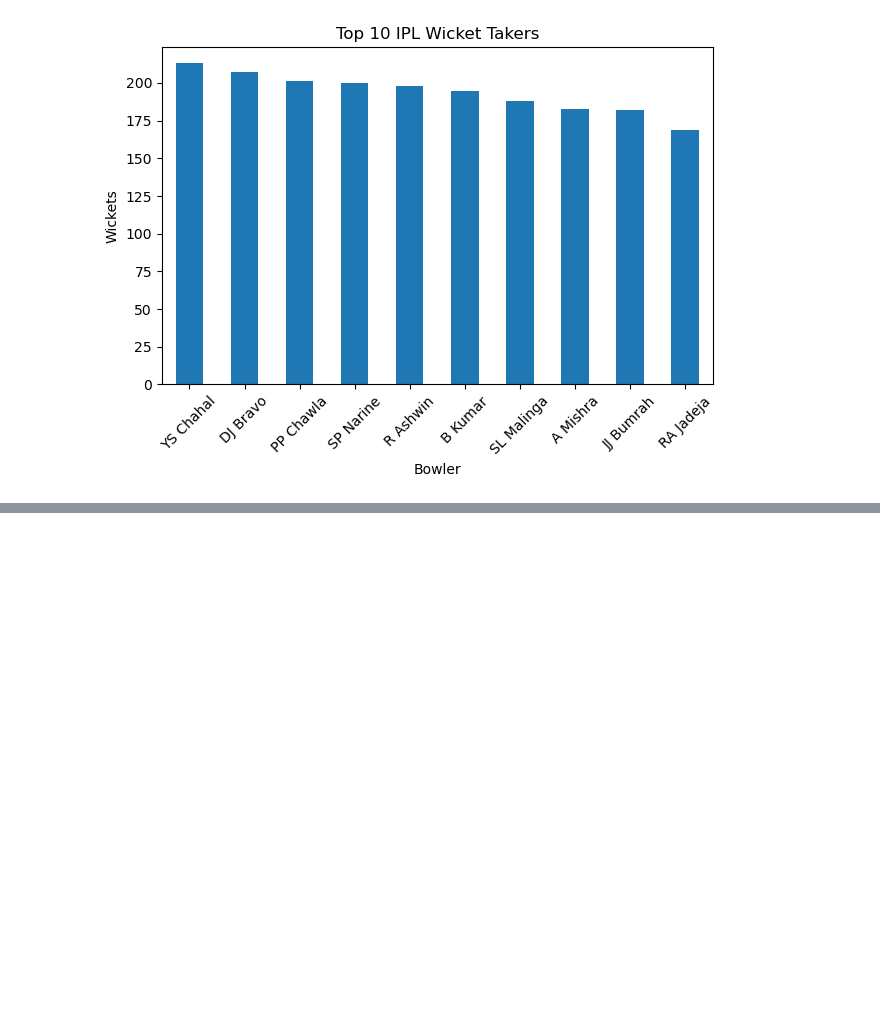
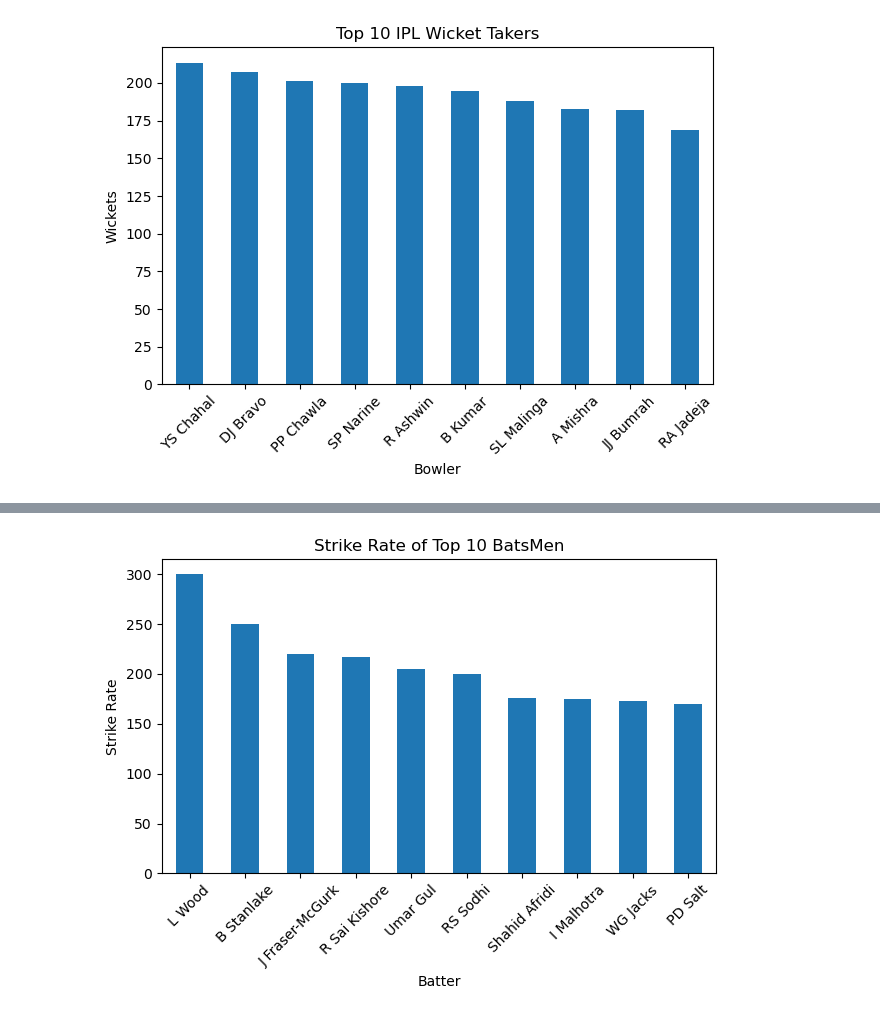
Before and after one commit to Smruti-09/EDA-Projects, a Jupyter notebook: ipl.ipynb, the cells around one changed output, grey strips where cells are left out. Cells and saved outputs as stored; diff of their text form; code cells hidden in the pictures; blank space fills up the shorter version.

```diff
--- a/ipl.ipynb
+++ b/ipl.ipynb
@@ -139,3 +139,7 @@ plt.show()
 [figure]
 # %%
 #Strike Rate of BatsMen
+batsman_runs = (
+    df.groupby('batter')["batsman_runs"].sum().sort_values(ascending=False)
+)
+batsman_runs
@@ -141,0 +160,3 @@ plt.show()
+# %%
+balls = df.groupby('batter')['ball'].count().sort_values(ascending=False)
+balls
@@ -141,0 +177,13 @@ plt.show()
+# %%
+strike_rate = (batsman_runs/balls)*100
+top10_Striker = strike_rate.sort_values(ascending=False).head(10)
+# %%
+top10_Striker.plot(kind='bar')
+plt.title("Strike Rate of Top 10 BatsMen")
+plt.xlabel("Batter")
+plt.ylabel("Strike Rate")
+plt.xticks(rotation=45)
+plt.tight_layout()
+plt.show()
+# %% [output]
+[figure, added]
```
Also changed, not shown: parts of 5 cells of this notebook.
